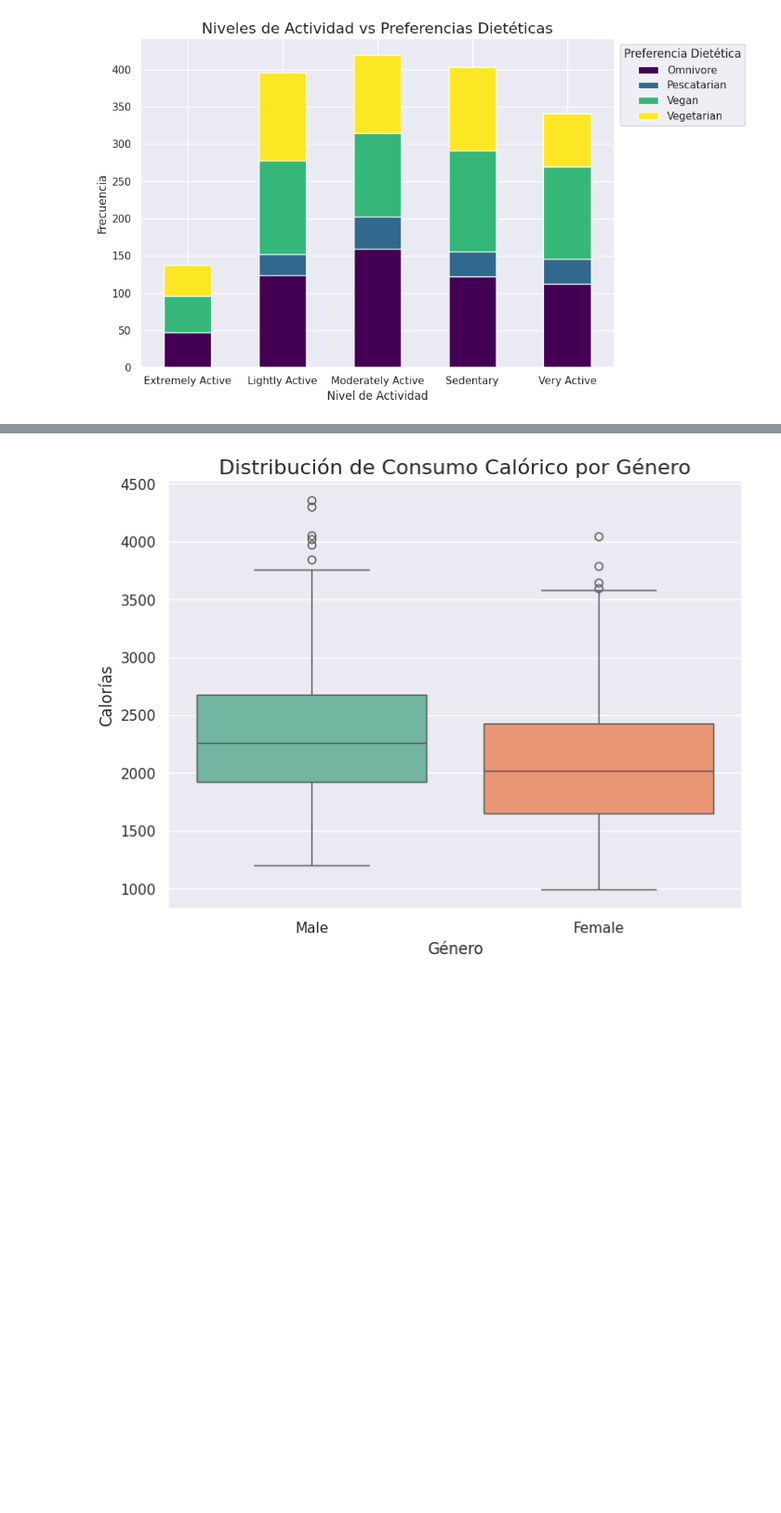
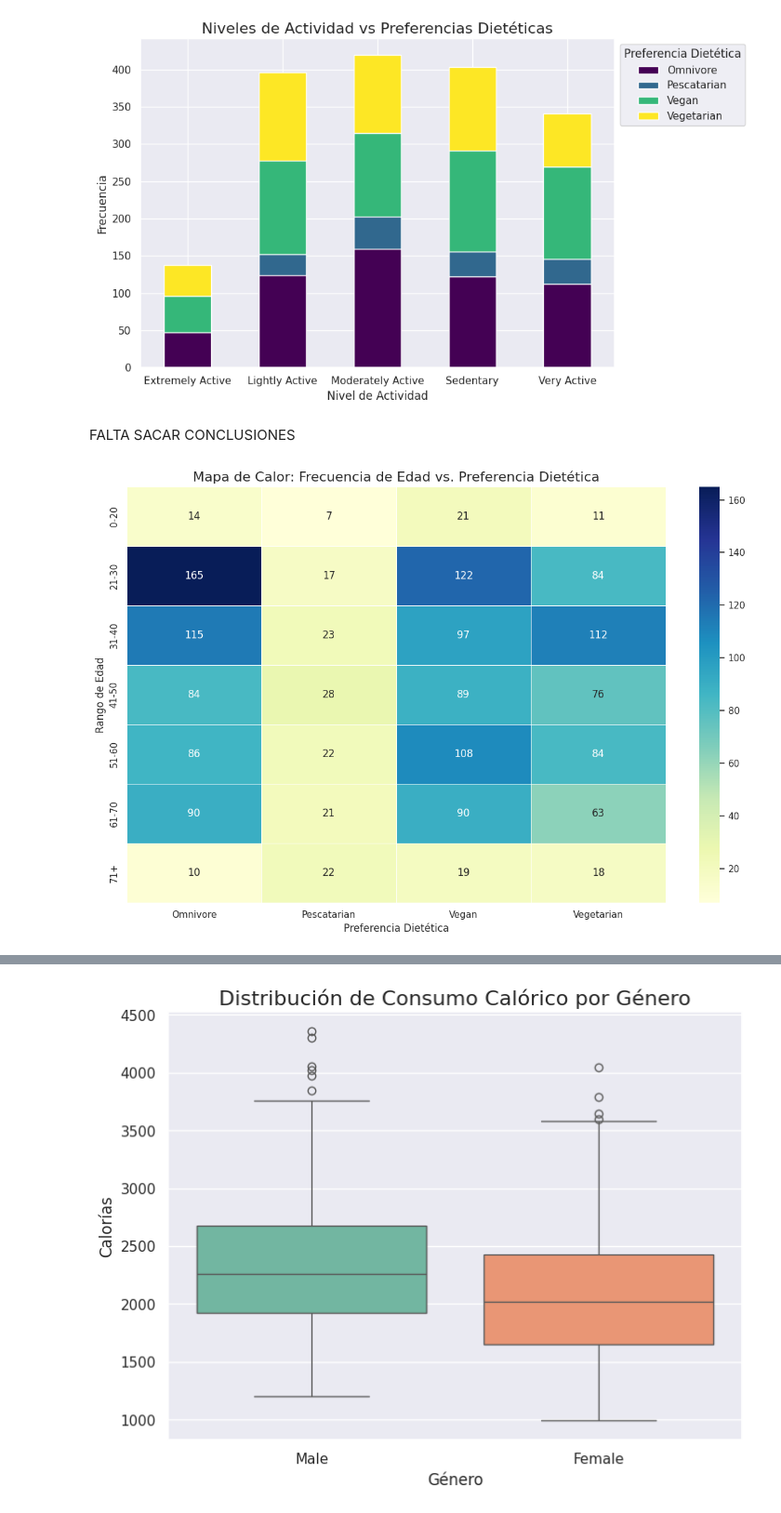
Before and after one commit to miriam013/Nutrition-Daily-Meals, a Jupyter notebook: Nutrition_Daily_Meals.ipynb, the cells around one changed output, grey strips where cells are left out. Shown: that part at 93% size. Drawn from its saved outputs; the diff is of its cells as text; code cells hidden in the pictures; blank space fills up the shorter version.

Commit message:
Gráficos edad y enfermedades editados y explicados

```diff
--- a/Nutrition_Daily_Meals.ipynb
+++ b/Nutrition_Daily_Meals.ipynb
@@ -198,3 +188,22 @@ plt.tight_layout()
 plt.show()
 # %% [output]
 [figure]
+# %% [markdown]
+FALTA SACAR CONCLUSIONES
+# %%
+age_bins = pd.cut(df['Edad'], bins=[0, 20, 30, 40, 50, 60, 70, 100],
+                  labels=['0-20', '21-30', '31-40', '41-50', '51-60', '61-70', '71+'])
+
+heatmap_data = pd.crosstab(age_bins, df['Preferencia_dietética'])
+
+plt.figure(figsize=(12, 8))
+sns.heatmap(heatmap_data, annot=True, fmt='d', cmap='YlGnBu', linewidths=.5)
+
+plt.title('Mapa de Calor: Frecuencia de Edad vs. Preferencia Dietética', fontsize=16)
+plt.xlabel('Preferencia Dietética', fontsize=12)
+plt.ylabel('Rango de Edad', fontsize=12)
+plt.tight_layout()
+
+plt.show()
+# %% [output]
+[figure, added]
```
Also changed, not shown: parts of 8 cells of this notebook.
